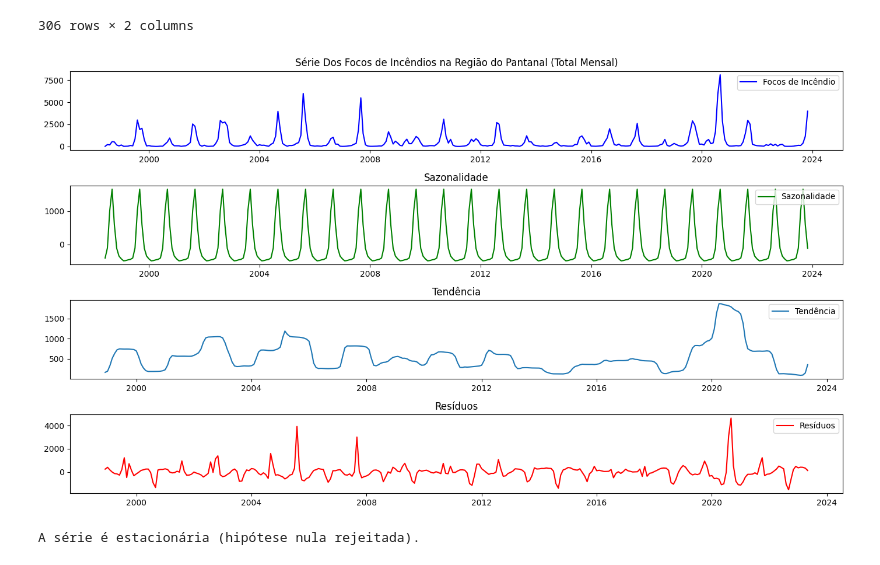
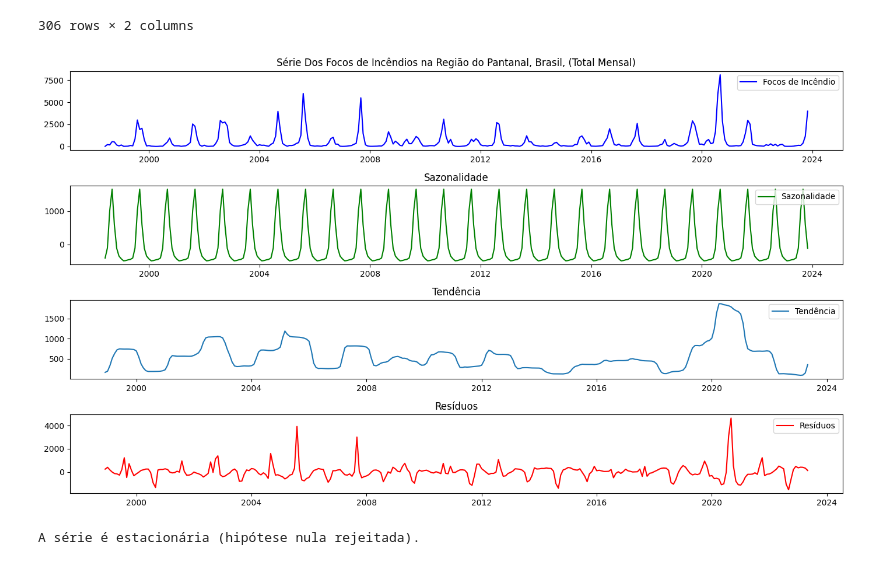
Before and after one commit to tavaresRamon/Recurrent-Neural-Networks-machine-learning, a Jupyter notebook: modeloLSTMParaFocosDeIncendioPantanal.ipynb, the cells around one changed output. Drawn from its saved outputs; the diff is of its cells as text; code cells hidden in the pictures.

```diff
--- a/modeloLSTMParaFocosDeIncendioPantanal.ipynb
+++ b/modeloLSTMParaFocosDeIncendioPantanal.ipynb
@@ -73,35 +73,35 @@ dados['residuos'] = residuos
 plt.figure(figsize=(14, 8))
 
 
 # Gráfico 1: Série Temporal Original
 plt.subplot(4, 1, 1)
 plt.plot(dados['focos_incendio'], label='Focos de Incêndio', color="blue")
-plt.title('Série Dos Focos de Incêndios na Região do Pantanal (Total Mensal)')
+plt.title('Série Dos Focos de Incêndios na Região do Pantanal, Brasil, (Total Mensal)')
 plt.legend()
 
 # Gráfico 1: Série Temporal Original
 plt.subplot(4, 1, 2)
 plt.plot(sazonalidade, label='Sazonalidade', color="green")
 plt.title('Sazonalidade')
 plt.legend()
 
 # Gráfico 2: Tendência
 plt.subplot(4, 1, 3)
 plt.plot(tendencia, label='Tendência')
 plt.title('Tendência')
 plt.legend()
 
 # Gráfico 3: Resíduos
 plt.subplot(4, 1, 4)
 plt.plot(residuos, label='Resíduos',color="red")
 plt.title('Resíduos')
 plt.legend()
 
 # Ajuste o espaçamento entre os gráficos
 plt.tight_layout()
 plt.show()
 # %% [output]
-[figure, old version]
+[figure, new version]
 # %%
 # Teste ADF Hipótese nula: Série não é estacionária
 resultadoAdf = stats.tsa.adfuller(dados['focos_incendio'])
```
